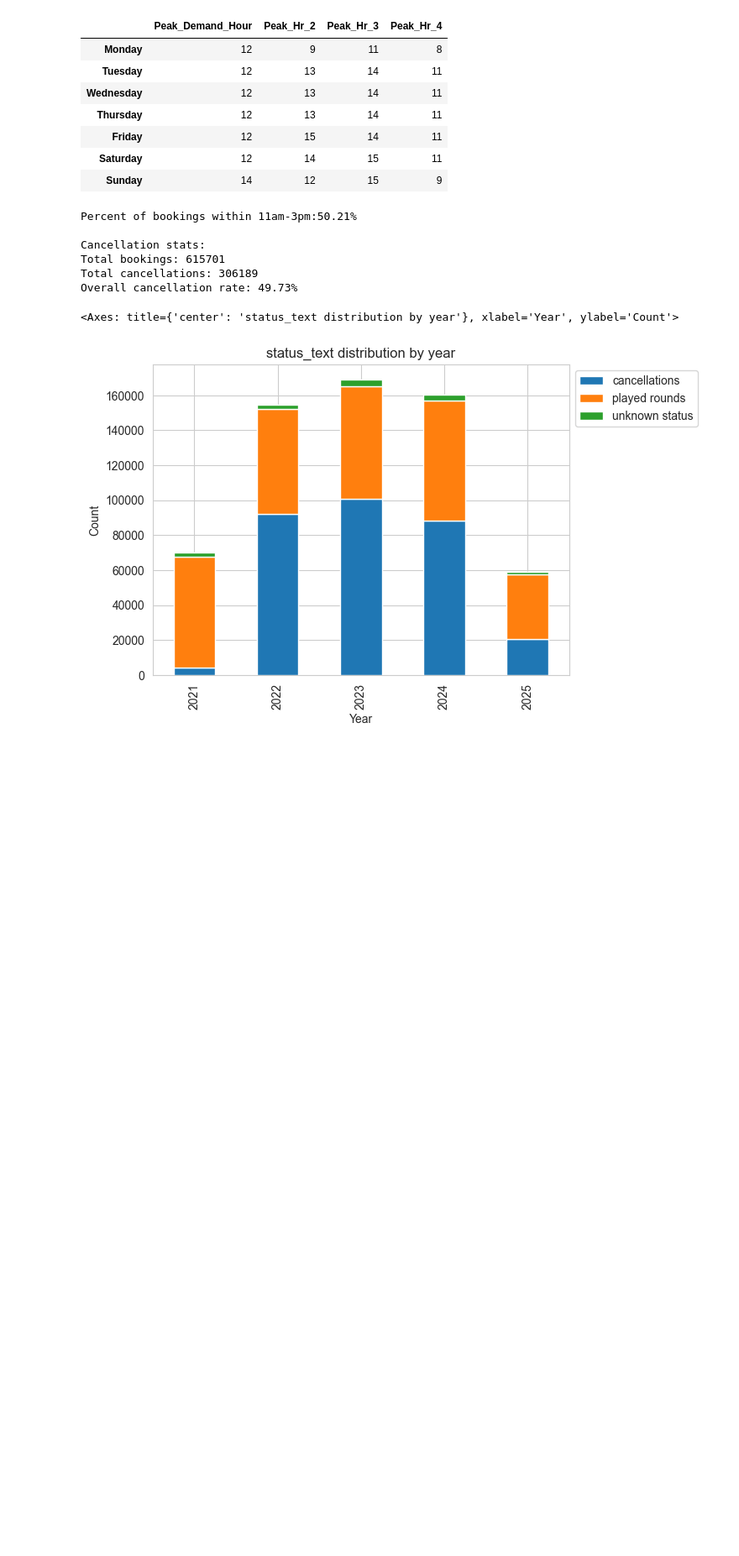
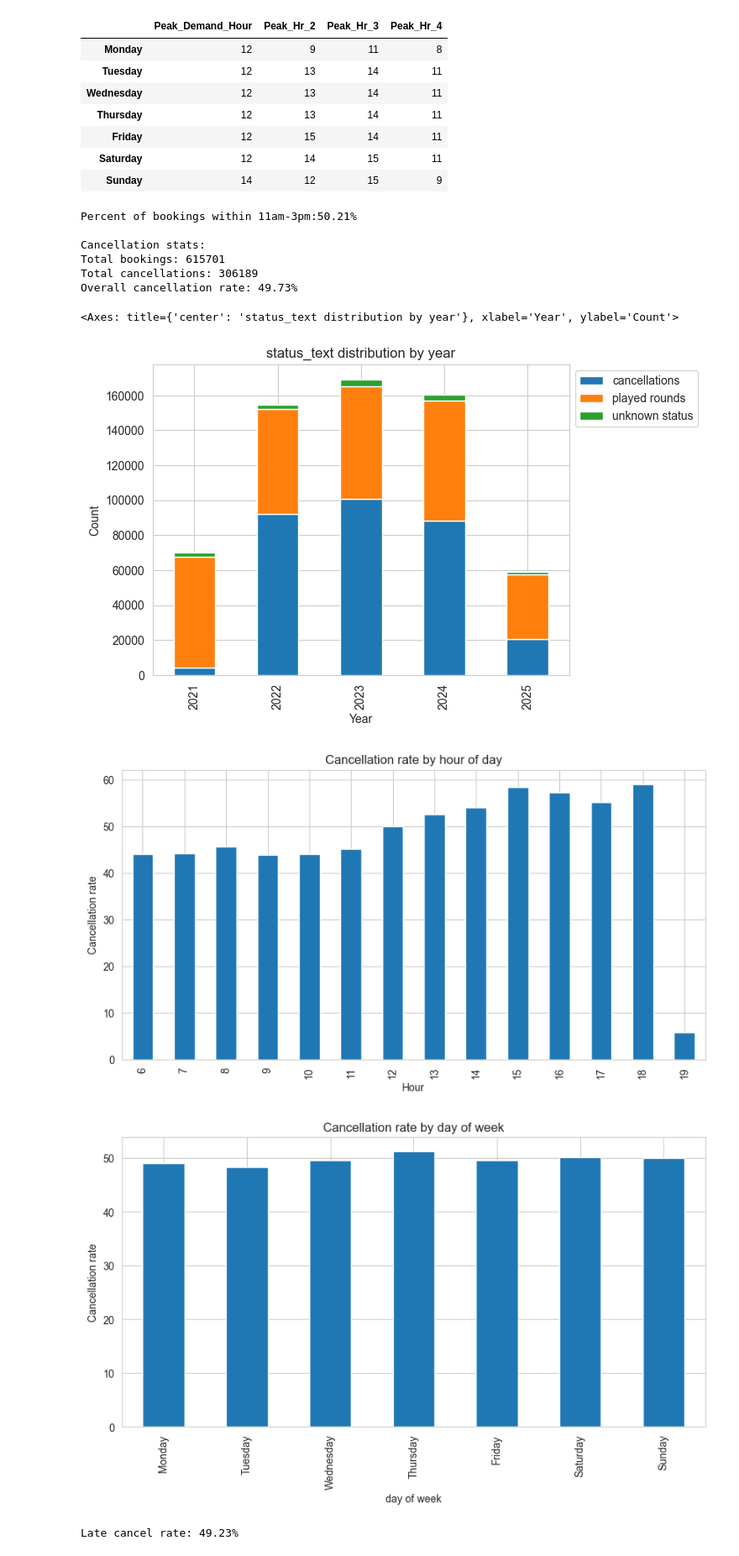
Before and after one commit to Dshaw630/bethpage-tee-time-analysis, a Jupyter notebook: notebooks/03_exploratory_analysis.ipynb, the cells around one changed output. Shown at 84% size. Drawn from its saved outputs; the diff is of its cells as text; code cells hidden in the pictures; blank space fills up the shorter version.

```diff
--- a/notebooks/03_exploratory_analysis.ipynb
+++ b/notebooks/03_exploratory_analysis.ipynb
@@ -495,3 +495,58 @@ Total cancellations: 306189
 Overall cancellation rate: 49.73%
 <Axes: title={'center': 'status_text distribution by year'}, xlabel='Year', ylabel='Count'>
 [figure]
+# %%
+#phase 2A - User behavior analysis
+#Identify patterns inconsistent with standard individual user behavior.
+
+##check cancellation rate by day of week and hour to identify if it is non-constant
+#hour
+bookings_by_hour = df2.groupby(df2["tee_time"].dt.hour)["tee_time"].count()
+#cancellations_filtered = df2[((df2["status_text"] == "cancelled") & (df2["invalid_cancellation"] != True))].copy()
+cancellations_by_hour = cancellations_filtered.groupby(cancellations_filtered["tee_time"].dt.hour)["tee_time"].count()
+cancellation_rate_hour = round((cancellations_by_hour/bookings_by_hour)*100,2)
+rate_hour_mean = cancellation_rate_hour.mean()
+
+cancellation_rate_hour.plot(kind="bar",figsize=(10,5))
+plt.title("Cancellation rate by hour of day")
+plt.xlabel("Hour")
+plt.ylabel("Cancellation rate")
+plt.show()
+
+#day of week
+bookings_by_dow = df2.groupby(df2["tee_time"].dt.dayofweek)["tee_time"].count()
+bookings_by_dow.index = ["Monday", "Tuesday", "Wednesday","Thursday", "Friday", "Saturday", "Sunday"]
+cancellations_by_dow = cancellations_filtered.groupby(cancellations_filtered["tee_time"].dt.dayofweek)["tee_time"].count()
+cancellations_by_dow.index = ["Monday", "Tuesday", "Wednesday","Thursday", "Friday", "Saturday", "Sunday"]
+cancellation_rate_dow = round((cancellations_by_dow/bookings_by_dow)*100,2)
+rate_dow_mean = cancellation_rate_dow.mean()
+
+cancellation_rate_dow.plot(kind="bar",figsize=(10,5))
+plt.title("Cancellation rate by day of week")
+plt.xlabel("day of week")
+plt.ylabel("Cancellation rate")
+plt.show()
+
+
+## late cancellation rate (less than 24 hrs before tee time)
+late_cancel = len(cancellations_filtered[
+    (cancellations_filtered["cancellation_lead_time"] >= pd.Timedelta(days=0)) &
+    (cancellations_filtered["cancellation_lead_time"] <= pd.Timedelta(days=1))
+])
+late_cancel_rate = late_cancel/len(cancellations_filtered)
+print(f"Late cancel rate: {late_cancel_rate:.2%}")
+
+#Distribution of cancellation lead time
+hist_data_clt = cancellations_filtered[
+    (cancellations_filtered["cancellation_lead_time"] >= pd.Timedelta(days=0)) &
+    (cancellations_filtered["cancellation_lead_time"] <= pd.Timedelta(days=7))
+]
+(hist_data_clt["cancellation_lead_time"].dt.total_seconds()/ (60 * 60 * 24)).hist(bins=50, figsize=(10,5))
+plt.title("Distribution of cancelation lead time")
+plt.xlabel("Cancellation Lead Time (days)")
+plt.ylabel("Frequency")
+plt.show()
+# %% [output]
+[figure, added]
+[figure, added]
+Late cancel rate: 49.23%
```
Also changed, not shown: parts of 1 cell of this notebook.
